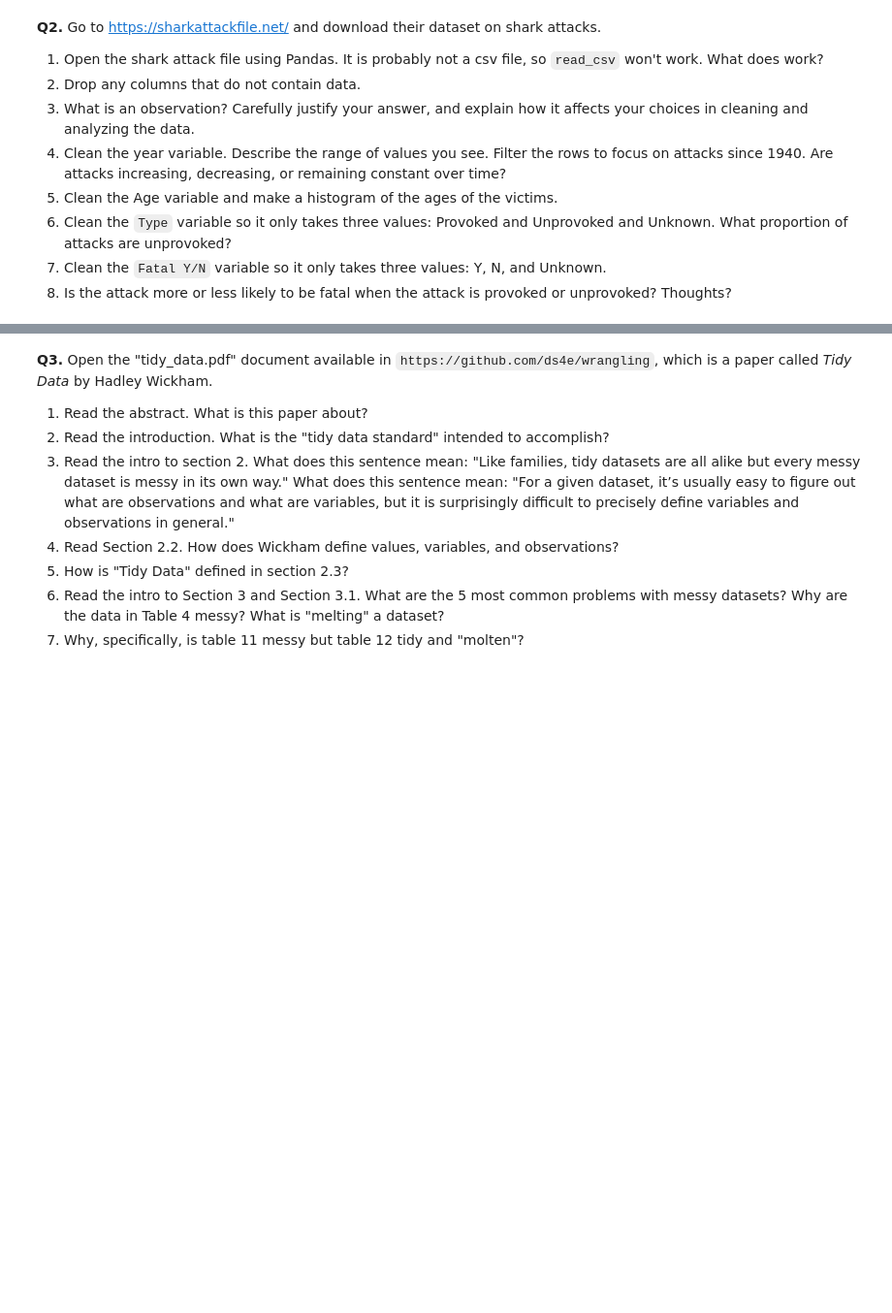
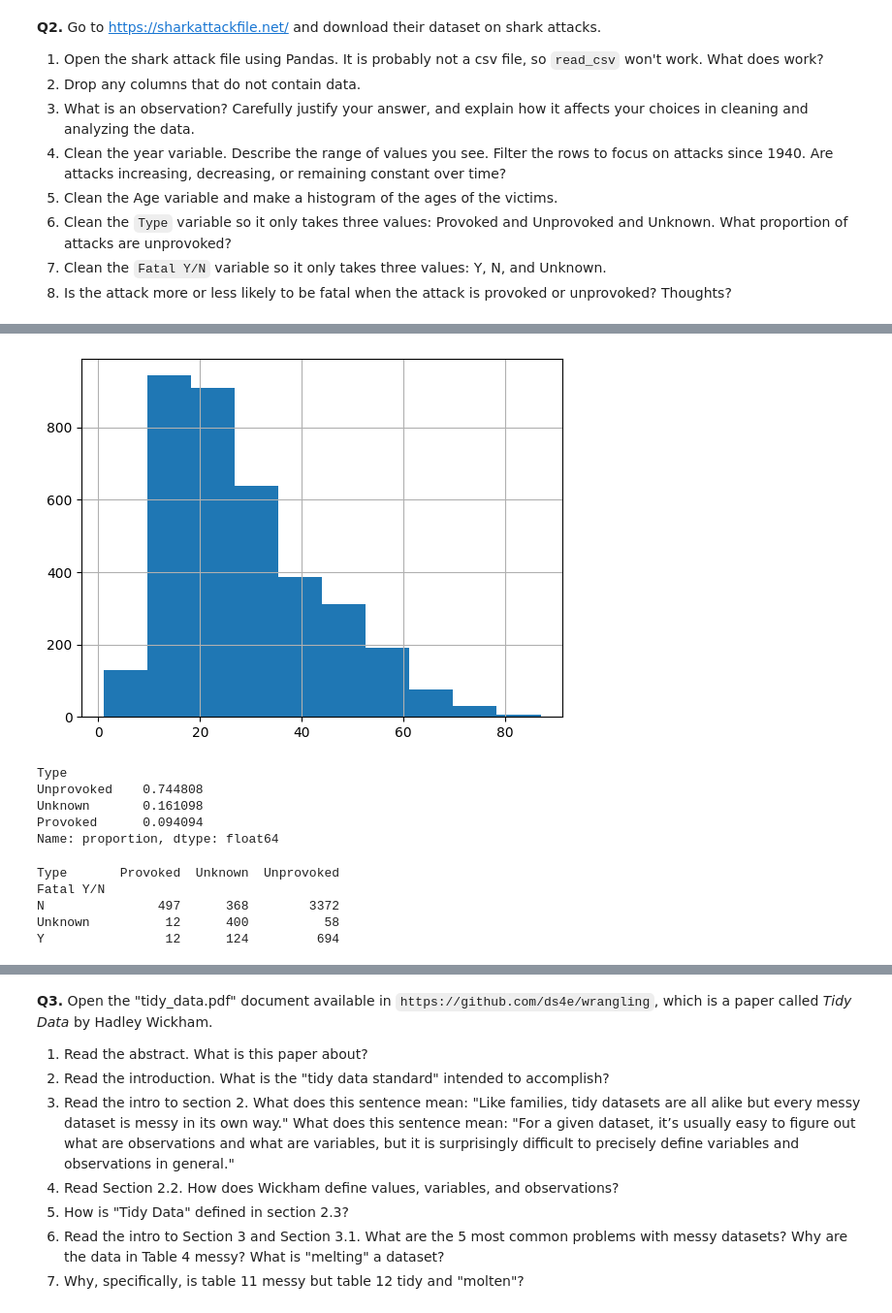
Before and after one commit to RexW999/undergrad_ml_assignments, a Jupyter notebook: 01_assignment_wrangling_and_eda.ipynb, the cells around one changed output, grey strips where cells are left out. Shown at 97% size. Saved outputs shown, nothing was run; the diff lists cells and outputs as text; code cells hidden in the pictures; blank space fills up the shorter version.

```diff
--- a/01_assignment_wrangling_and_eda.ipynb
+++ b/01_assignment_wrangling_and_eda.ipynb
@@ -135,3 +135,9 @@ df.head()
 6. Clean the `Type` variable so it only takes three values: Provoked and Unprovoked and Unknown. What proportion of attacks are unprovoked?
 7. Clean the `Fatal Y/N` variable so it only takes three values: Y, N, and Unknown.
 8. Is the attack more or less likely to be fatal when the attack is provoked or unprovoked? Thoughts?
+# %%
+from google.colab import files
+uploaded = files.upload()
+
+dfsharks = pd.read_excel('GSAF5.xls')
+dfsharks.head()
@@ -137,0 +154,5 @@ df.head()
+# %%
+dfsharks_cleaned = dfsharks.dropna(axis=1, how = 'all')
+dfsharks_cleaned = dfsharks_cleaned.dropna(subset=['Year'])
+dfsharks_cleaned = dfsharks_cleaned[dfsharks_cleaned['Year'] >= 1940]
+dfsharks_cleaned
@@ -137,0 +173,32 @@ df.head()
+# %%
+dfsharks_cleaned['Age'] = pd.to_numeric(dfsharks_cleaned['Age'], errors='coerce')
+dfsharks_cleaned['Age'].hist()
+plt.show()
+# %% [output]
+[figure, added]
+# %%
+dfsharks_cleaned["Type"] = dfsharks_cleaned["Type"].where(
+    dfsharks_cleaned["Type"].isin(["Provoked", "Unprovoked"]),
+    "Unknown"
+)
+proportions = dfsharks_cleaned['Type'].value_counts(normalize=True)
+print(proportions)
+# %% [output]
+Type
+Unprovoked    0.744808
+Unknown       0.161098
+Provoked      0.094094
+Name: proportion, dtype: float64
+# %%
+dfsharks_cleaned['Fatal Y/N'] = dfsharks_cleaned['Fatal Y/N'].where(
+    dfsharks_cleaned['Fatal Y/N'].isin(['Y', 'N']),
+    'Unknown'
+)
+cross_tab = pd.crosstab(dfsharks_cleaned['Fatal Y/N'], dfsharks_cleaned['Type'])
+print(cross_tab)
+# %% [output]
+Type       Provoked  Unknown  Unprovoked
+Fatal Y/N
+N               497      368        3372
+Unknown          12      400          58
+Y                12      124         694
```
Also changed, not shown: parts of 3 cells of this notebook.
